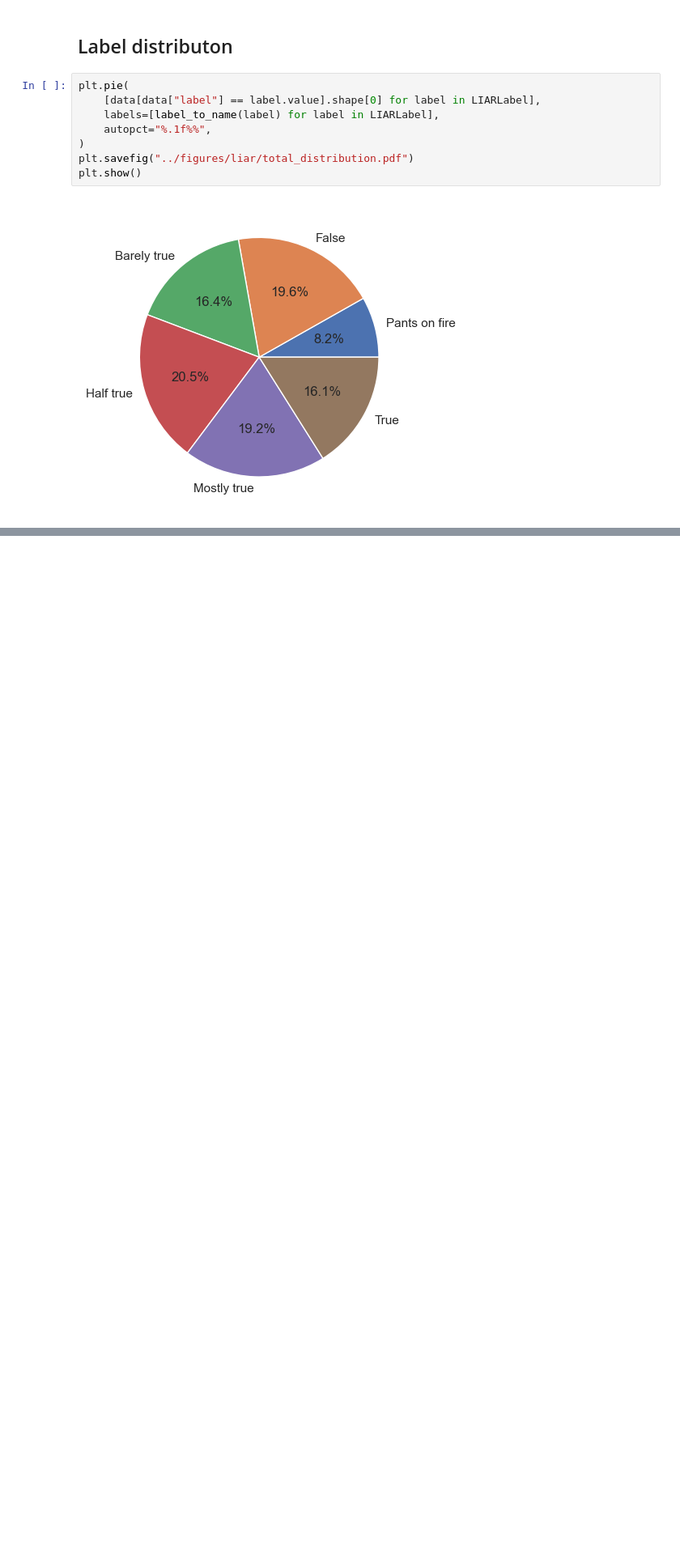
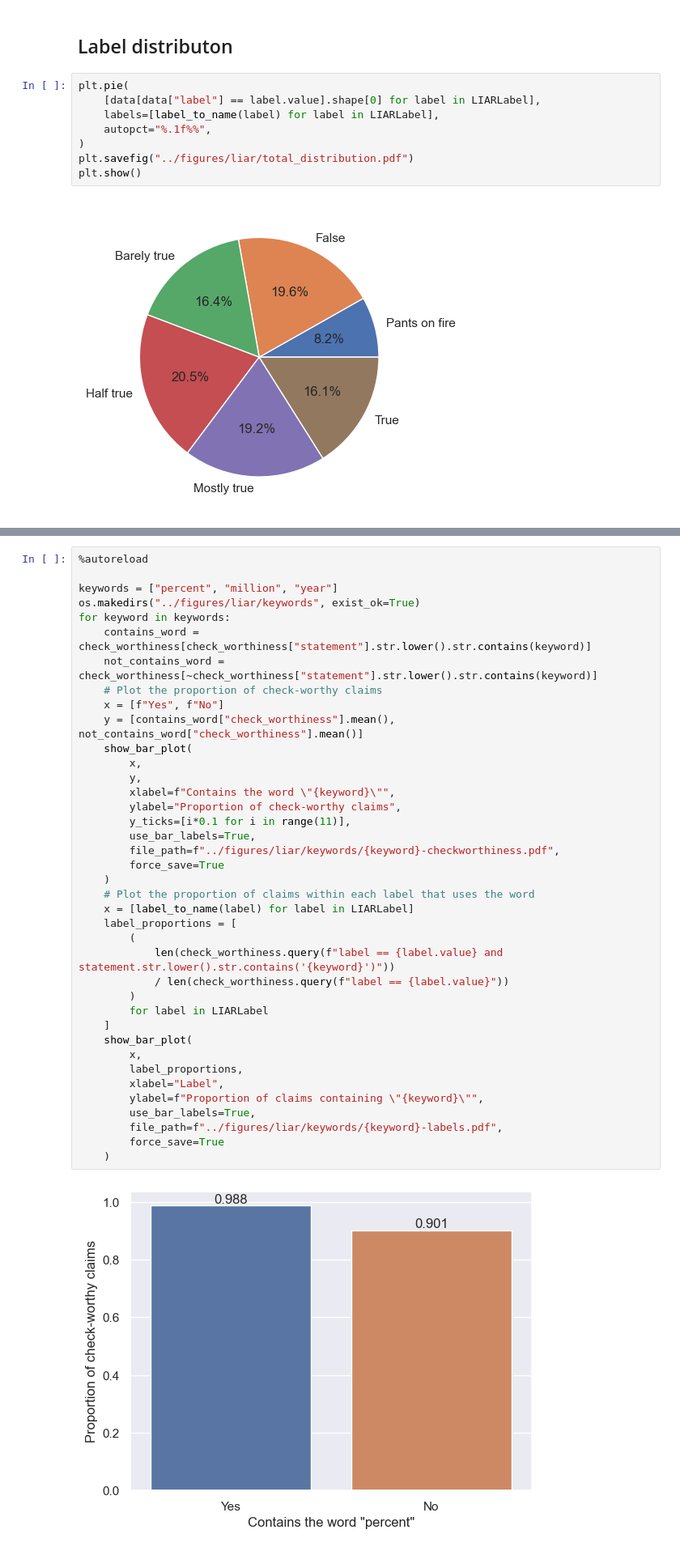
Before and after one commit to matsbratvold/Checkworthiness-Detection-with-Open-Source-LLMs, a Jupyter notebook: src/liar.ipynb, the cells around one changed output, grey strips where cells are left out. Shown at 81% size. Saved outputs shown, nothing was run; the diff lists cells and outputs as text; blank space fills up the shorter version.

```diff
--- a/src/liar.ipynb
+++ b/src/liar.ipynb
@@ -70,0 +95,41 @@ plt.show()
+# %%
+%autoreload
+
+keywords = ["percent", "million", "year"]
+os.makedirs("../figures/liar/keywords", exist_ok=True)
+for keyword in keywords:
+    contains_word = check_worthiness[check_worthiness["statement"].str.lower().str.contains(keyword)]
+    not_contains_word = check_worthiness[~check_worthiness["statement"].str.lower().str.contains(keyword)]
+    # Plot the proportion of check-worthy claims
+    x = [f"Yes", f"No"]
+    y = [contains_word["check_worthiness"].mean(), not_contains_word["check_worthiness"].mean()]
+    show_bar_plot(
+        x,
+        y,
+        xlabel=f"Contains the word \"{keyword}\"",
+        ylabel="Proportion of check-worthy claims",
+        y_ticks=[i*0.1 for i in range(11)],
+        use_bar_labels=True,
+        file_path=f"../figures/liar/keywords/{keyword}-checkworthiness.pdf",
+        force_save=True
+    )
+    # Plot the proportion of claims within each label that uses the word
+    x = [label_to_name(label) for label in LIARLabel]
+    label_proportions = [
+        (
+            len(check_worthiness.query(f"label == {label.value} and statement.str.lower().str.contains('{keyword}')"))
+            / len(check_worthiness.query(f"label == {label.value}"))
+        )
+        for label in LIARLabel
+    ]
+    show_bar_plot(
+        x,
+        label_proportions,
+        xlabel="Label",
+        ylabel=f"Proportion of claims containing \"{keyword}\"",
+        use_bar_labels=True,
+        file_path=f"../figures/liar/keywords/{keyword}-labels.pdf",
+        force_save=True
+    )
+# %% [output]
+[figure, added]
```
Also changed, not shown: parts of 5 cells of this notebook, 2 other files.
